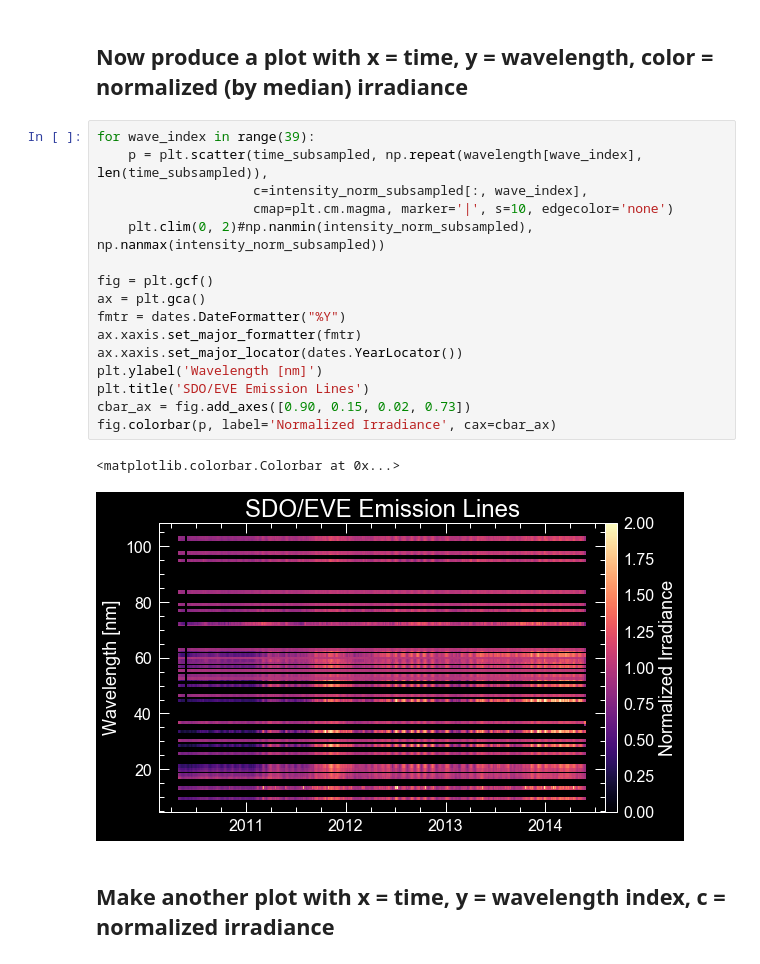
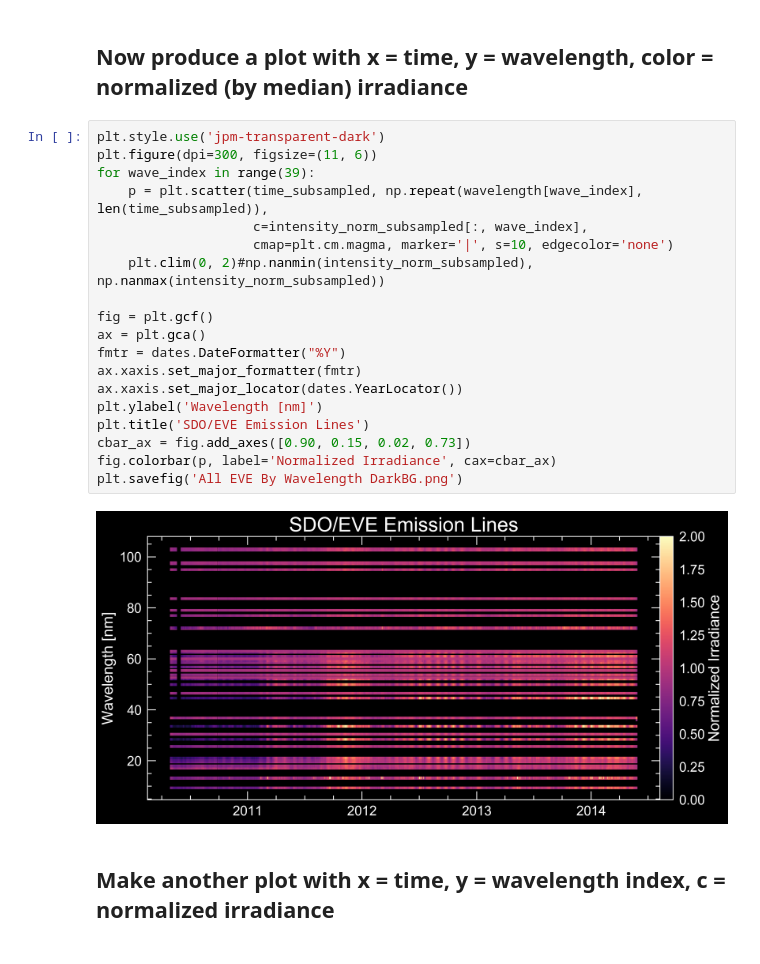
Before and after one commit to jmason86/James-s-EVE-Dimming-Index-JEDI, a Jupyter notebook: explore_plot_all_eve_lines_data.ipynb, the cells around one changed output. Drawn from its saved outputs; the diff is of its cells as text.

Commit message:
Save some of the plots with aspect ratios that don't cut off

```diff
--- a/explore_plot_all_eve_lines_data.ipynb
+++ b/explore_plot_all_eve_lines_data.ipynb
@@ -96,24 +96,26 @@ fig.colorbar(p, label='Irradiance [W m$^{-2}$]', cax=cbar_ax)
 # %% [markdown]
 ## Now produce a plot with x = time, y = wavelength, color = normalized (by median) irradiance
 # %%
+plt.style.use('jpm-transparent-dark')
+plt.figure(dpi=300, figsize=(11, 6))
 for wave_index in range(39):
     p = plt.scatter(time_subsampled, np.repeat(wavelength[wave_index], len(time_subsampled)),
                     c=intensity_norm_subsampled[:, wave_index],
                     cmap=plt.cm.magma, marker='|', s=10, edgecolor='none')
     plt.clim(0, 2)#np.nanmin(intensity_norm_subsampled), np.nanmax(intensity_norm_subsampled))
 
 fig = plt.gcf()
 ax = plt.gca()
 fmtr = dates.DateFormatter("%Y")
 ax.xaxis.set_major_formatter(fmtr)
 ax.xaxis.set_major_locator(dates.YearLocator())
 plt.ylabel('Wavelength [nm]')
 plt.title('SDO/EVE Emission Lines')
 cbar_ax = fig.add_axes([0.90, 0.15, 0.02, 0.73])
 fig.colorbar(p, label='Normalized Irradiance', cax=cbar_ax)
+plt.savefig('All EVE By Wavelength DarkBG.png')
 # %% [output]
-<matplotlib.colorbar.Colorbar at 0x...>
-[figure, old version]
+[figure, new version]
 # %% [markdown]
 ## Make another plot with x = time, y = wavelength index, c = normalized irradiance
 # %%
```
Also changed, not shown: parts of 4 cells of this notebook.
